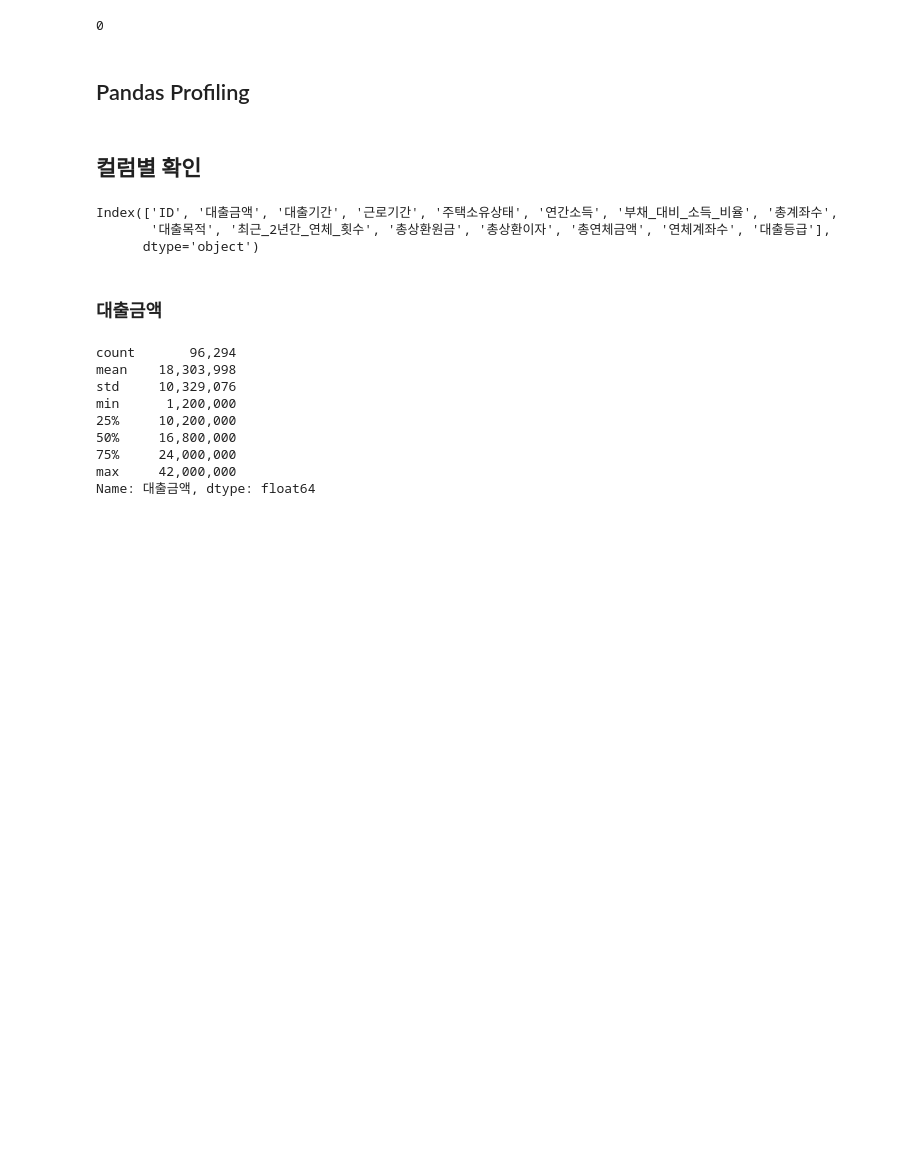
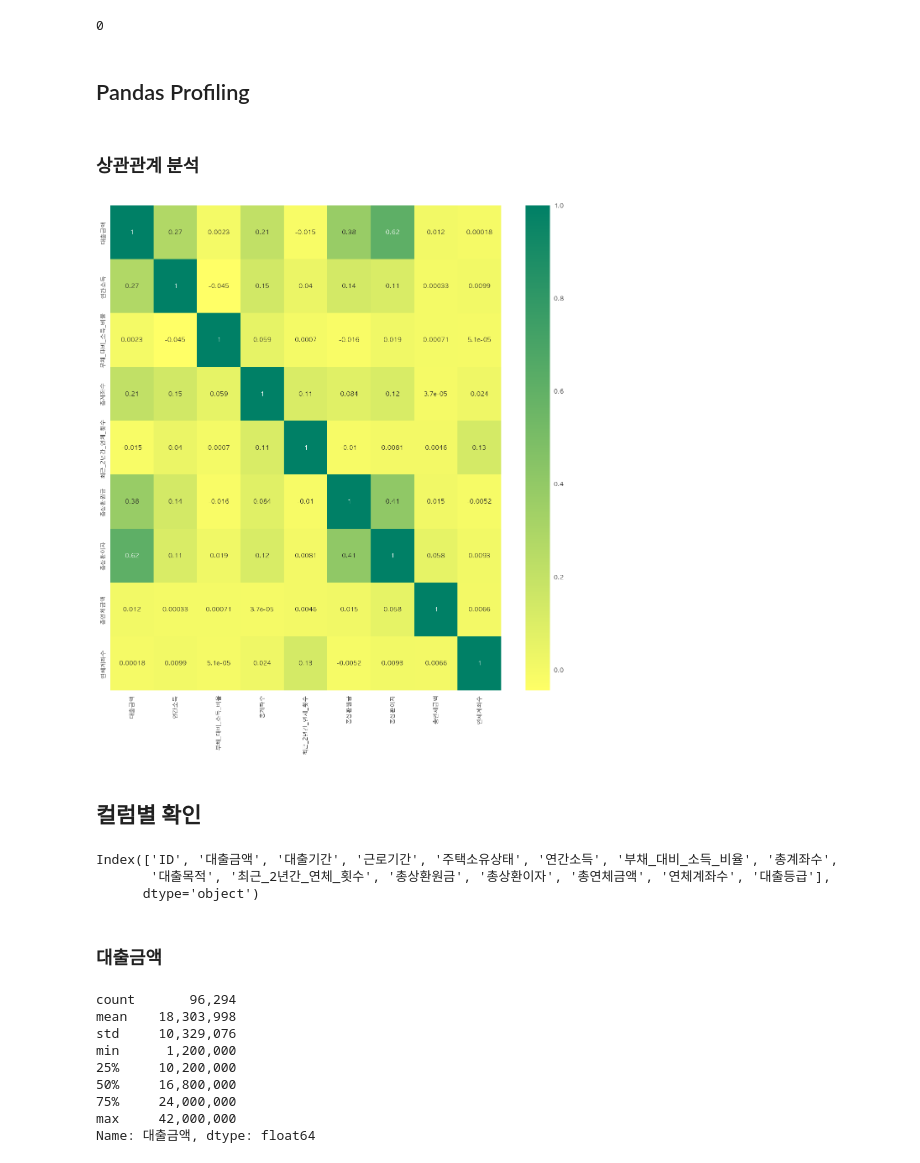
Before and after one commit to YoungjaeKang/dacon_loan_grade_challenge, a Jupyter notebook: 2. eda.ipynb, the cells around one changed output. Cells and saved outputs as stored; diff of their text form; code cells hidden in the pictures; blank space fills up the shorter version.

```diff
--- a/2. eda.ipynb
+++ b/2. eda.ipynb
@@ -123,6 +123,14 @@ train_data.isnull().sum().sum()
 profile = ProfileReport(train_data, title="Profiling Report")
 # %%
 # profile.to_notebook_iframe()
+# %% [markdown]
+### 상관관계 분석
+# %%
+plt.figure(figsize=(15, 15), dpi=100)
+sns.heatmap(train_data.corr(), annot=True, cmap="summer_r")
+plt.show()
+# %% [output]
+[figure, added]
 # %% [markdown]
 ## 컬럼별 확인
 # %%
```
Also changed, not shown: parts of 3 cells of this notebook, 4 other files.
